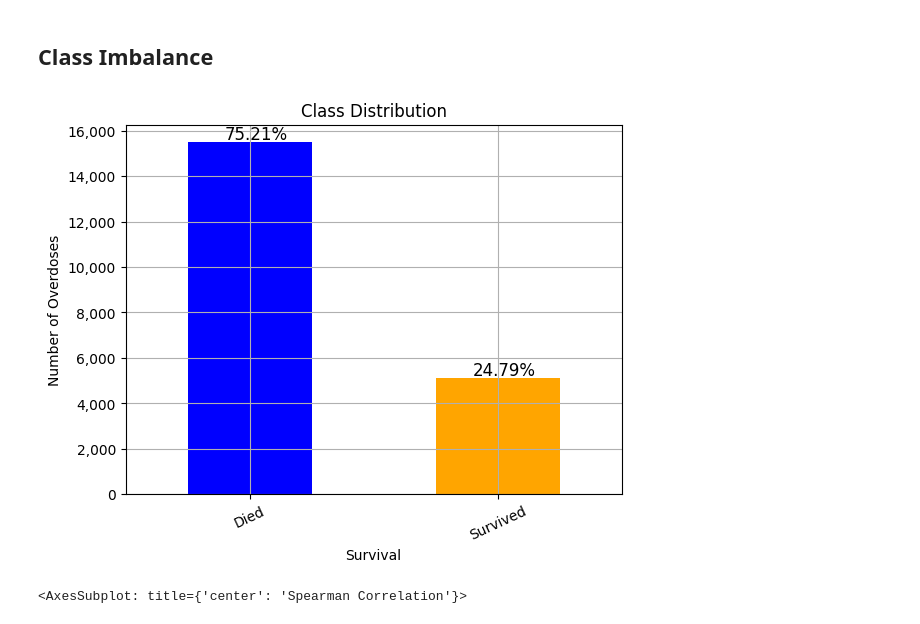
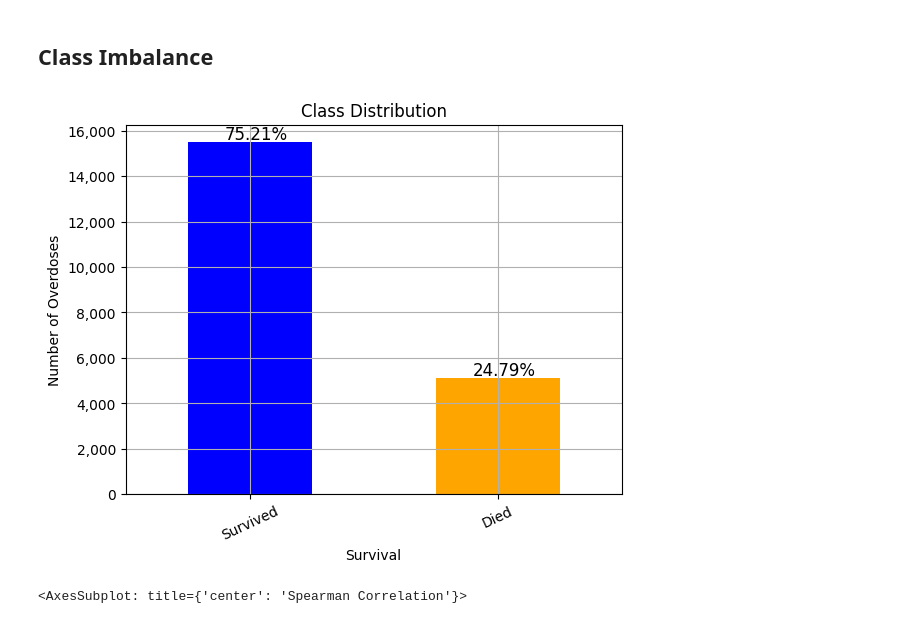
Before and after one commit to Joeyloganpython/Capstone, a Jupyter notebook: ML/Classification_joey_start.ipynb, the cells around one changed output. Drawn from its saved outputs; the diff is of its cells as text; code cells hidden in the pictures.

```diff
--- a/ML/Classification_joey_start.ipynb
+++ b/ML/Classification_joey_start.ipynb
@@ -176,21 +176,21 @@ X_train, X_test, y_train, y_test = train_test_split(X, y, stratify=y, random_sta
 # %%
 total_od = sum(y.value_counts())
 ax = y.value_counts().plot(kind="bar",
                            rot = 25,
                            title = "Class Distribution",
                            ylabel = "Number of Overdoses",
                            xlabel = "Survival",
                            grid = True,
                            color = ["Blue", "Orange"])
 ax.get_yaxis().set_major_formatter(FuncFormatter(lambda x, _: format(int(x), ',')))
-ax.set_xticklabels(["Died", "Survived"])
+ax.set_xticklabels(["Survived", "Died"])
 
 for patch in ax.patches:
     ax.annotate('{:.2f}%'.format(patch.get_height() / total_od * 100),                # Count
                (patch.get_x() + 0.15, patch.get_height()+150),          # x,y coordinates for label.
                fontsize=12)
 # %% [output]
-[figure, old version]
+[figure, new version]
 # %%
 cor = incidents2.drop(['Incident ID', 'Victim ID', 'Incident Date ym'], axis = 1).corr(method = "spearman")
 plt.figure(figsize = (12,8))
```
Also changed, not shown: parts of 15 cells of this notebook.
